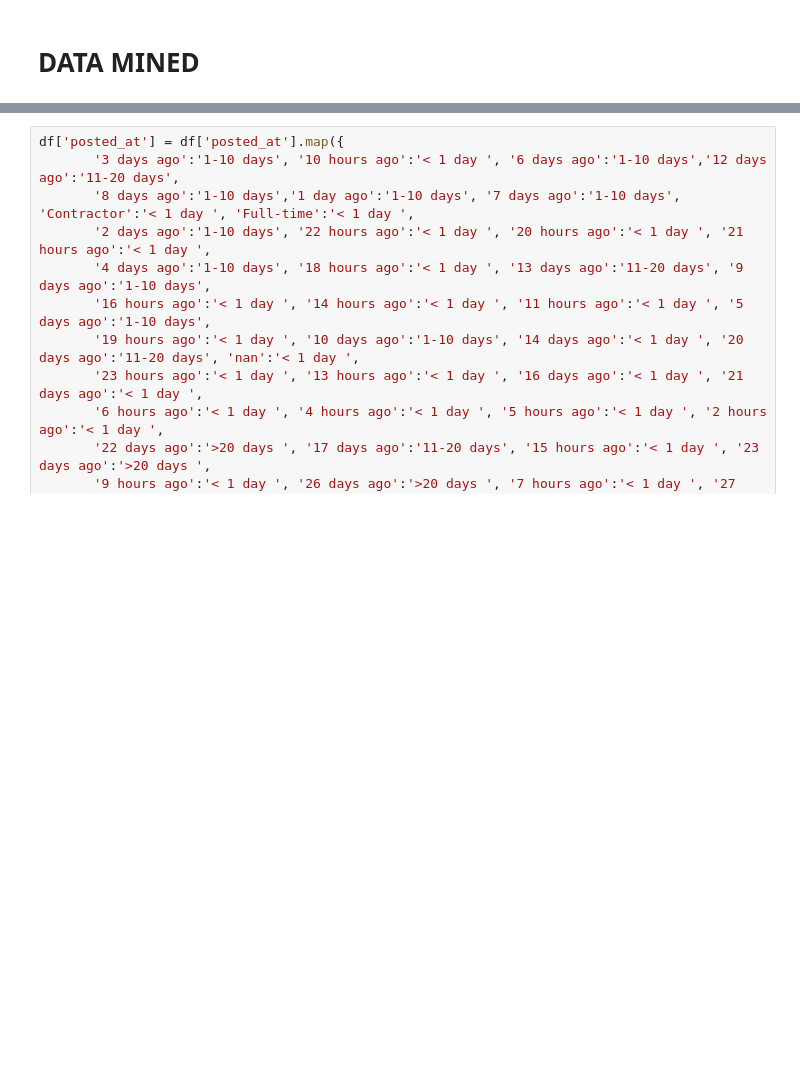
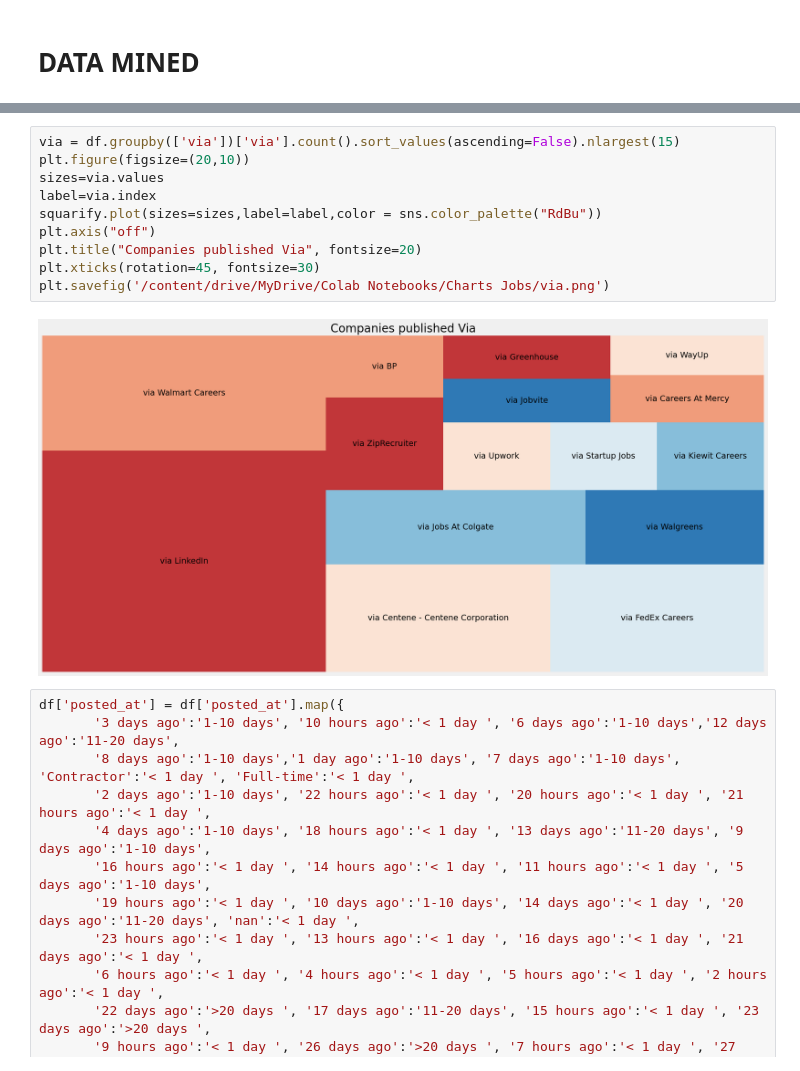
Before and after one commit to danielrodriguez007/Data_Analysis, a Jupyter notebook: Project_Search.ipynb, the cells around one changed output, grey strips where cells are left out. Cells and saved outputs as stored; diff of their text form; blank space fills up the shorter version.

```diff
--- a/Project_Search.ipynb
+++ b/Project_Search.ipynb
@@ -229,6 +221,18 @@ df.head(1)
 # %% [output]
 |  | title | company_name | location | via | description | job_highlights | related_links | extensions | ... |
 | 0 | Senior Data Scientist | Walmart | Bentonville, AR | via Walmart Careers | What you'll do...\n\nPosition: Se... | [{'items': ["What you'll do...\n\... | [{'link': 'https://www.walmart.co... | https://encrypted-tbn0.gstatic.co... | ... |
+# %%
+via = df.groupby(['via'])['via'].count().sort_values(ascending=False).nlargest(15)
+plt.figure(figsize=(20,10))
+sizes=via.values
+label=via.index
+squarify.plot(sizes=sizes,label=label,color = sns.color_palette("RdBu"))
+plt.axis("off")
+plt.title("Companies published Via", fontsize=20)
+plt.xticks(rotation=45, fontsize=30)
+plt.savefig('/content/drive/MyDrive/Colab Notebooks/Charts Jobs/via.png')
+# %% [output]
+[figure, added]
 # %%
 df['posted_at'] = df['posted_at'].map({
        '3 days ago':'1-10 days', '10 hours ago':'< 1 day ', '6 days ago':'1-10 days','12 days ago':'11-20 days',
```
Also changed, not shown: parts of 20 cells of this notebook.
